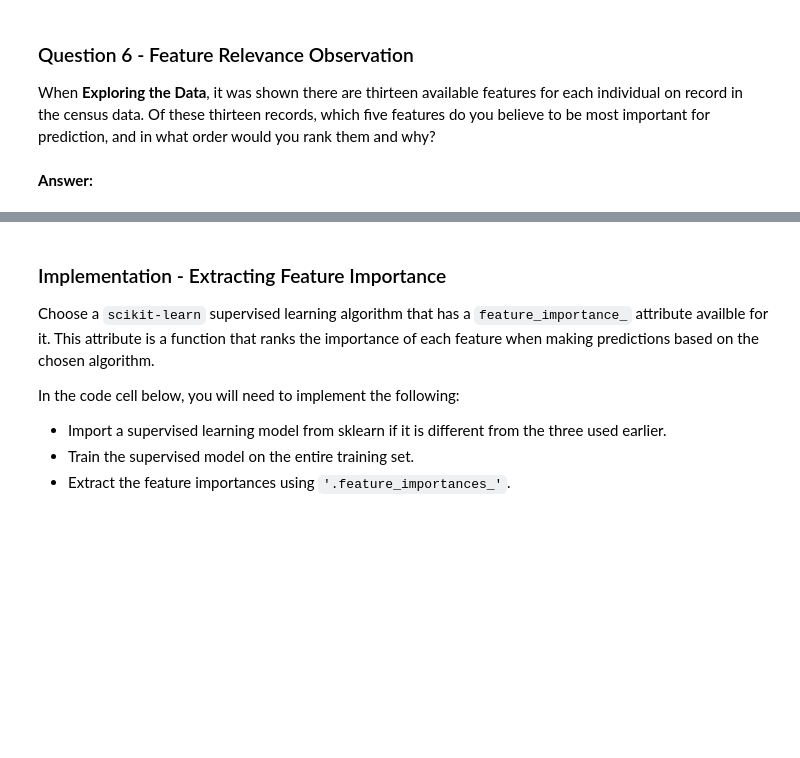
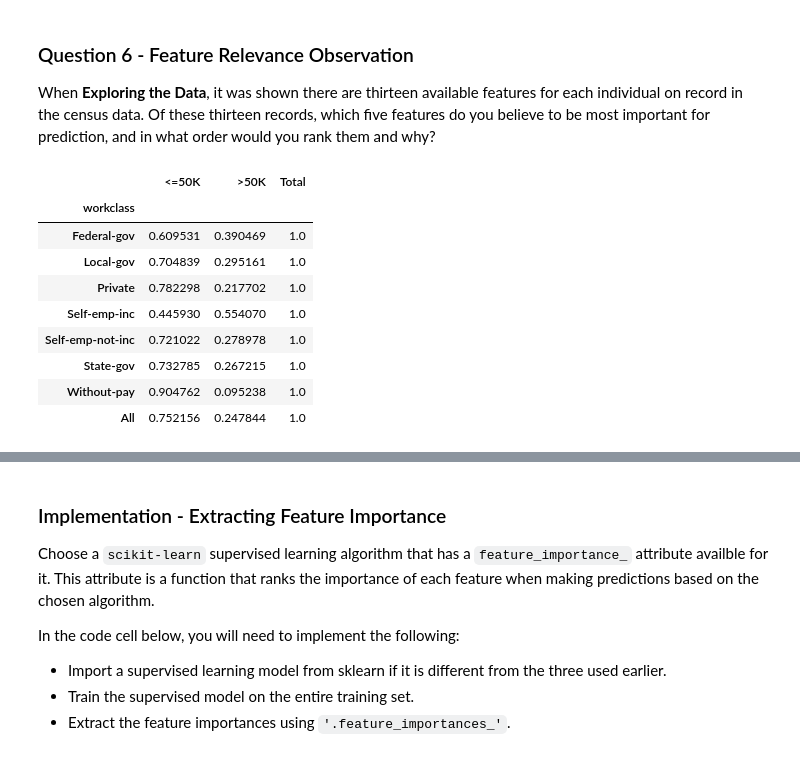
Before and after one commit to DimasAdinugroho/machine-learning-nanodegree, a Jupyter notebook: finding_donors/finding_donors.ipynb, the cells around one changed output, grey strips where cells are left out. Saved outputs shown, nothing was run; the diff lists cells and outputs as text; code cells hidden in the pictures; blank space fills up the shorter version.

```diff
--- a/finding_donors/finding_donors.ipynb
+++ b/finding_donors/finding_donors.ipynb
@@ -521,5 +641,28 @@ Choose a scikit-learn classifier (e.g., adaboost, random forests) that has a `fe
 # %% [markdown]
 ### Question 6 - Feature Relevance Observation
 When **Exploring the Data**, it was shown there are thirteen available features for each individual on record in the census data. Of these thirteen records, which five features do you believe to be most important for prediction, and in what order would you rank them and why?
-# %% [markdown]
-**Answer:**
+# %%
+# see proportion of income regard of the occupation
+# occup = pd.crosstab(index=data['occupation'], columns=data['income'], margins=True)
+# occup.columns = ['<=50K', '>50K', 'Total']
+# occup.div(occup["Total"], axis=0)
+
+# see proportion of income regard of the relationship (uncomment)
+# occup = pd.crosstab(index=data['relationship'], columns=data['income'], margins=True)
+# occup.columns = ['<=50K', '>50K', 'Total']
+# occup.div(occup["Total"], axis=0)
+
+occup = pd.crosstab(index=data['workclass'], columns=data['income'], margins=True)
+occup.columns = ['<=50K', '>50K', 'Total']
+occup.div(occup["Total"], axis=0)
+# %% [output]
+|  | <=50K | >50K | Total |
+| workclass |  |  |  |
+| Federal-gov | 0.609531 | 0.390469 | 1.0 |
+| Local-gov | 0.704839 | 0.295161 | 1.0 |
+| Private | 0.782298 | 0.217702 | 1.0 |
+| Self-emp-inc | 0.445930 | 0.554070 | 1.0 |
+| Self-emp-not-inc | 0.721022 | 0.278978 | 1.0 |
+| State-gov | 0.732785 | 0.267215 | 1.0 |
+| Without-pay | 0.904762 | 0.095238 | 1.0 |
+| All | 0.752156 | 0.247844 | 1.0 |
```
Also changed, not shown: parts of 30 cells of this notebook, 2 other files.
